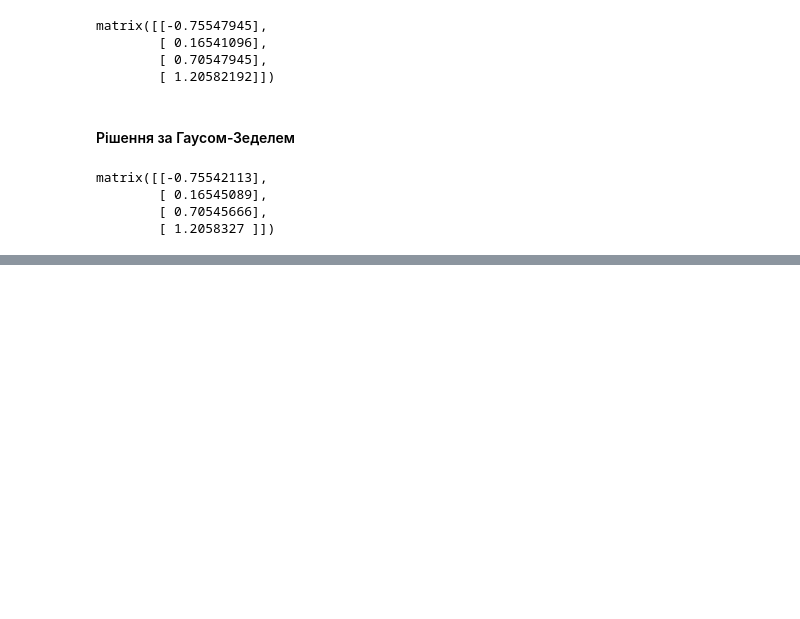
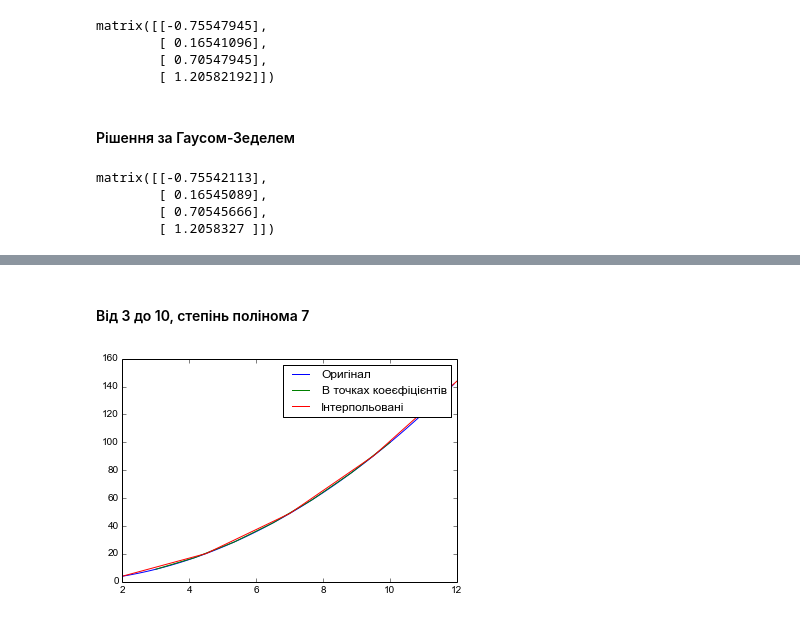
Before and after one commit to chaliy/studies-octo-adventure, a Jupyter notebook: lp/c2_2/ch/k.ipynb, the cells around one changed output, grey strips where cells are left out. Drawn from its saved outputs; the diff is of its cells as text; code cells hidden in the pictures; blank space fills up the shorter version.

```diff
--- a/lp/c2_2/ch/k.ipynb
+++ b/lp/c2_2/ch/k.ipynb
@@ -47,0 +105,6 @@ matrix([[-0.75542113],
+# %% [markdown]
+#### Від 3 до 10, степінь полінома 7
+# %%
+experiment(3,10, 7)
+# %% [output]
+[figure, added]
```
Also changed, not shown: parts of 16 cells of this notebook, 11 other files.
